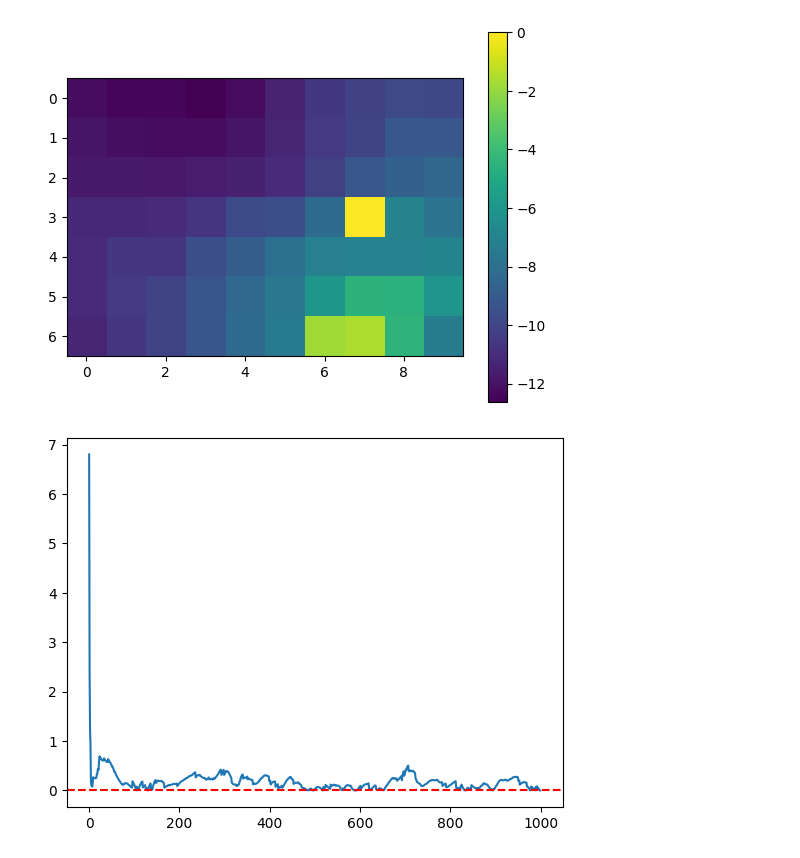
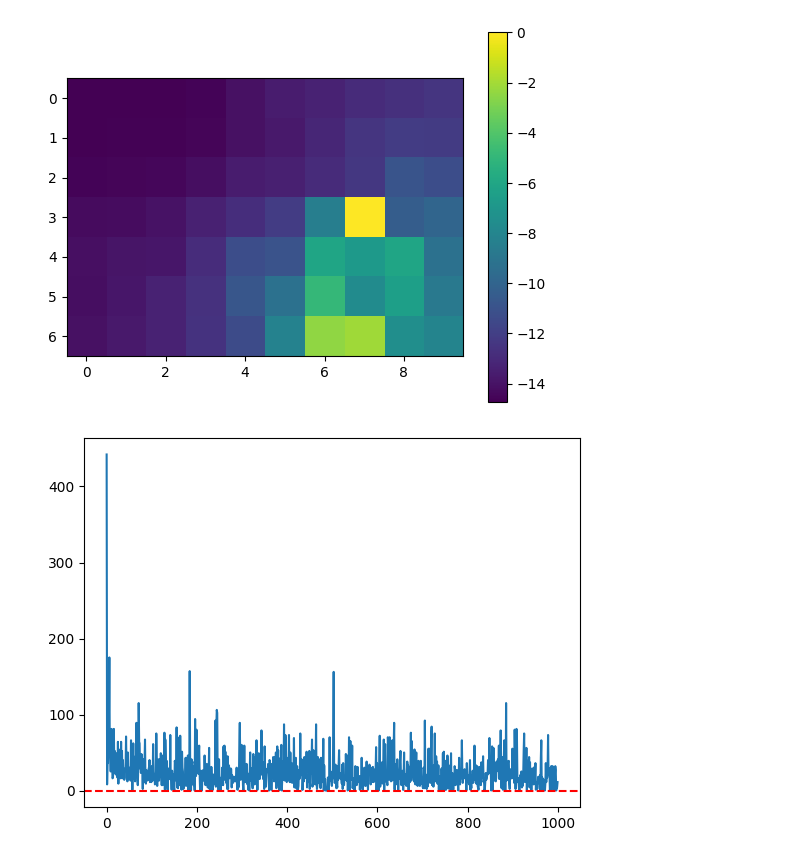
Before and after one commit to BuzzingTaz/RL-Project-1, a Jupyter notebook: TD.ipynb, the cells around one changed output. Cells and saved outputs as stored; diff of their text form; code cells hidden in the pictures.

```diff
--- a/TD.ipynb
+++ b/TD.ipynb
@@ -53,14 +53,15 @@ episodic_reward = []
 Ts = 100
 gamma = 0.95
 alpha = 0.08
-epsilon = 0.08
+epsilon = 0.3
 lambda_ = 0.2
 for i in tqdm(range(1000)):
     state = s_state
+    tr = 0
     while True:
         estates, eactions, erewards = Egreedy_geneps(Ts, epsilon, Q_val, state, model)
         T = len(erewards)
-
+        tr += erewards[0]
         sr = 0
         sv = 0
         g = 0
@@ -81,7 +82,8 @@ for i in tqdm(range(1000)):
         state = estates[1]
         if (state == t_state).all():
             break
-    episodic_reward.append(np.max(Q_val[to_idx(s_state)][get_valid_actions(s_state)]))
+    # episodic_reward.append(np.max(Q_val[to_idx(s_state)][get_valid_actions(s_state)]))
+    episodic_reward.append(tr)
 # %%
 valf = []
 for s in states:
@@ -102,14 +104,15 @@ heatmap = plt.imshow(valf_toplot)
 plt.colorbar(heatmap)
 plt.show()
 # %% [output]
-[figure, old version]
+[figure, new version]
 # %%
-episodic_regret = np.abs(episodic_reward - valf[to_idx(s_state)])
+ecreward = np.load('OptimalValueFunction.npy')
+episodic_regret = np.abs(episodic_reward - ecreward[to_idx(s_state)])
 plt.plot(episodic_regret)
 plt.axhline(y=0, color='r', linestyle='--')
 plt.show()
 # %% [output]
-[figure, old version]
+[figure, new version]
 # %%
 cummulative_regret = np.cumsum(episodic_regret)
 plt.plot(cummulative_regret)
```
Also changed, not shown: parts of 3 cells of this notebook, 4 other files.
